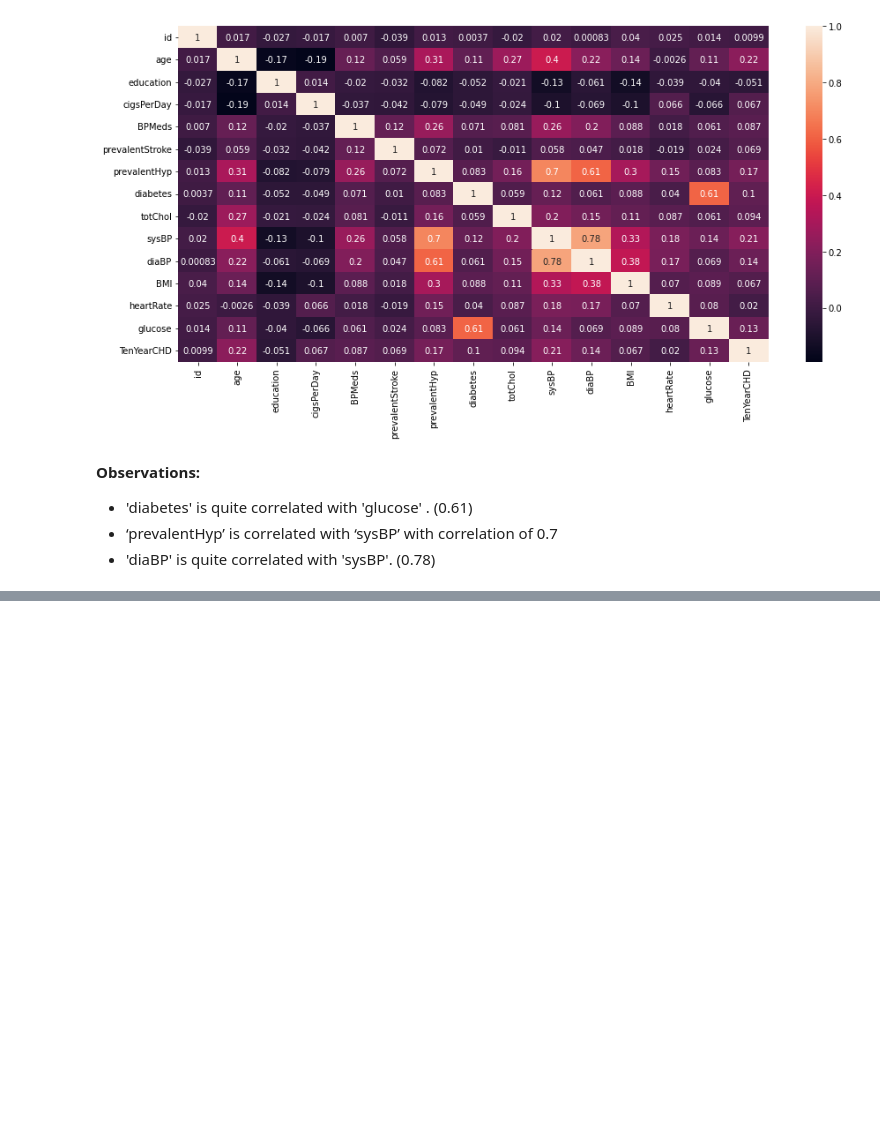
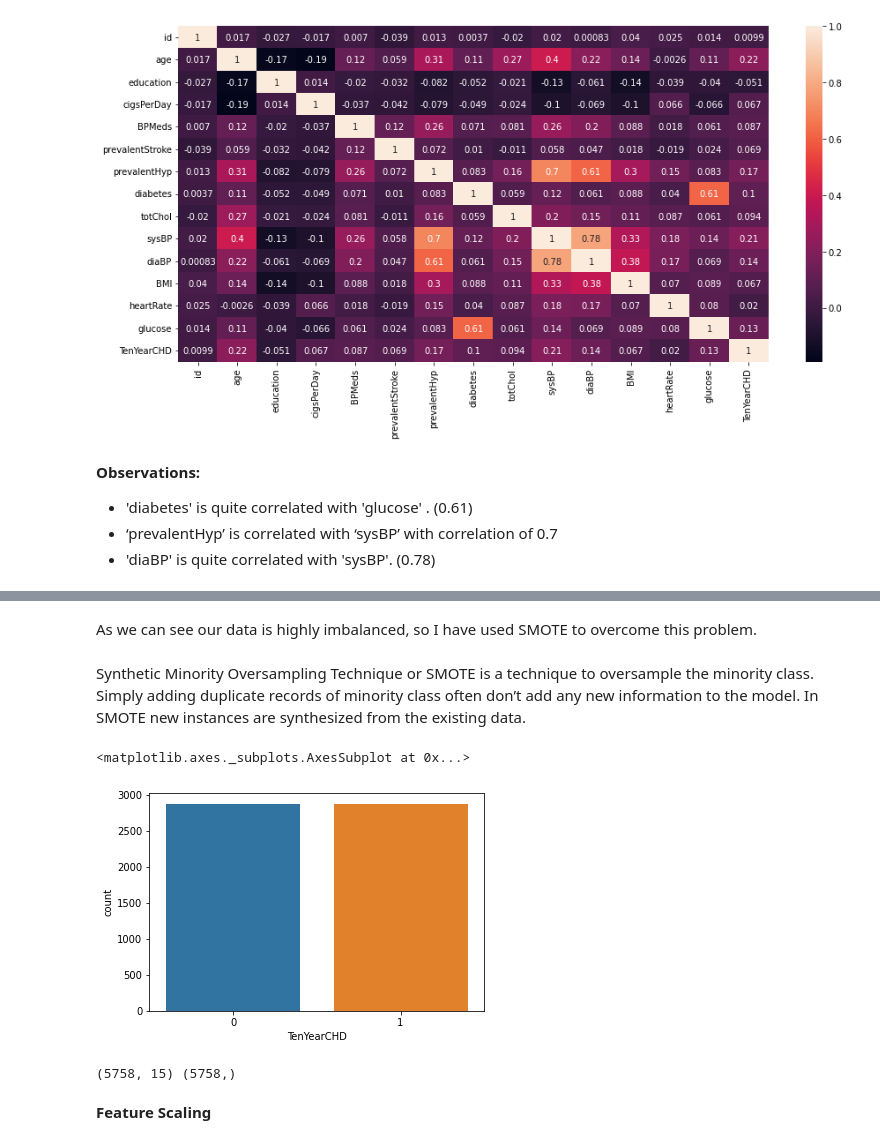
Before and after one commit to omajipawar/Cardiovascular-Risk-Prediction, a Jupyter notebook: Cardiovascular_Risk_Prediction_(Omaji_Pawar).ipynb, the cells around one changed output, grey strips where cells are left out. Cells and saved outputs as stored; diff of their text form; code cells hidden in the pictures; blank space fills up the shorter version.

```diff
--- a/Cardiovascular_Risk_Prediction_(Omaji_Pawar).ipynb
+++ b/Cardiovascular_Risk_Prediction_(Omaji_Pawar).ipynb
@@ -318,0 +329,3 @@ sns.heatmap(df.corr(),annot=True)
+# %%
+#Dropping unnecessory columns
+df.drop(columns=['diabetes','sysBP','id'],axis=1,inplace=True)
@@ -318,0 +334,4 @@ sns.heatmap(df.corr(),annot=True)
+# %%
+#One-Hot encoding the categorical parameters using get_dummies()
+df = pd.get_dummies(df, columns = ['sex', 'is_smoking',])
+df.head()
@@ -318,0 +347,3 @@ sns.heatmap(df.corr(),annot=True)
+# %%
+X = df.drop('TenYearCHD',axis=1)       #independent variables
+y = df['TenYearCHD']                   #dependent variable
@@ -318,0 +364,27 @@ sns.heatmap(df.corr(),annot=True)
+# %% [markdown]
+As we can see our data is highly imbalanced, so I have used SMOTE to overcome this problem.
+# %% [markdown]
+Synthetic Minority Oversampling Technique or SMOTE is a technique to oversample the minority class. Simply adding duplicate records of minority class often don’t add any new information to the model. In SMOTE new instances are synthesized from the existing data.
+# %%
+#Using SMOTE technique to oversample minority class
+
+#Importing SMOTE
+from imblearn.over_sampling import SMOTE
+
+smote = SMOTE(sampling_strategy = 'minority')
+X, y = smote.fit_resample(X, y)
+# %%
+#Let's take a look on target variable after handling imbalance
+
+#Countplot
+sns.countplot(y)
+# %% [output]
+<matplotlib.axes._subplots.AxesSubplot at 0x...>
+[figure, added]
+# %%
+#Shape of dependent and independen variables
+print(X.shape,y.shape)
+# %% [output]
+(5758, 15) (5758,)
+# %% [markdown]
+**Feature Scaling**
```
Also changed, not shown: parts of 10 cells of this notebook.
